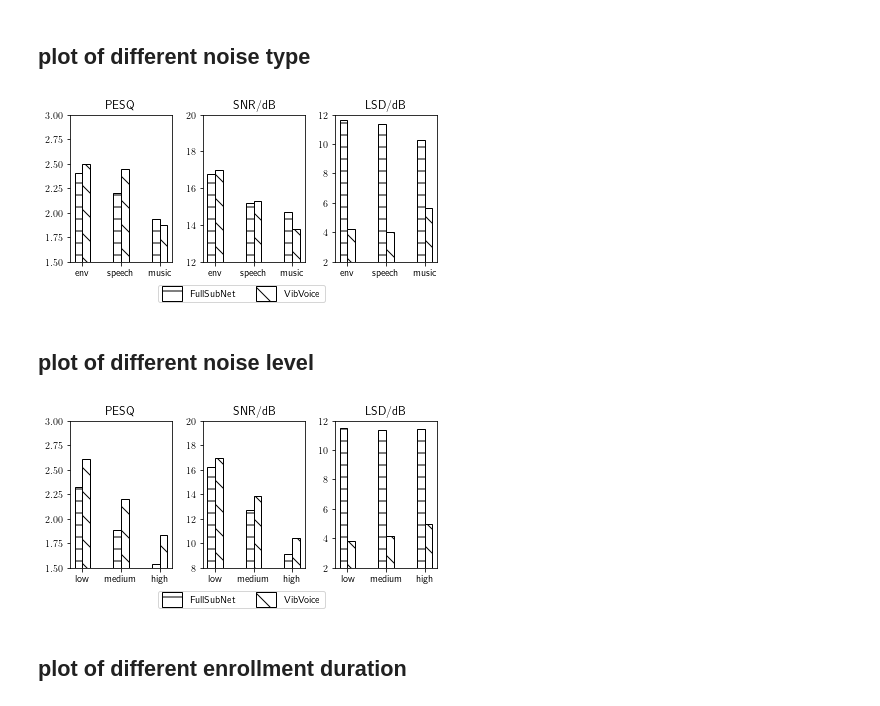
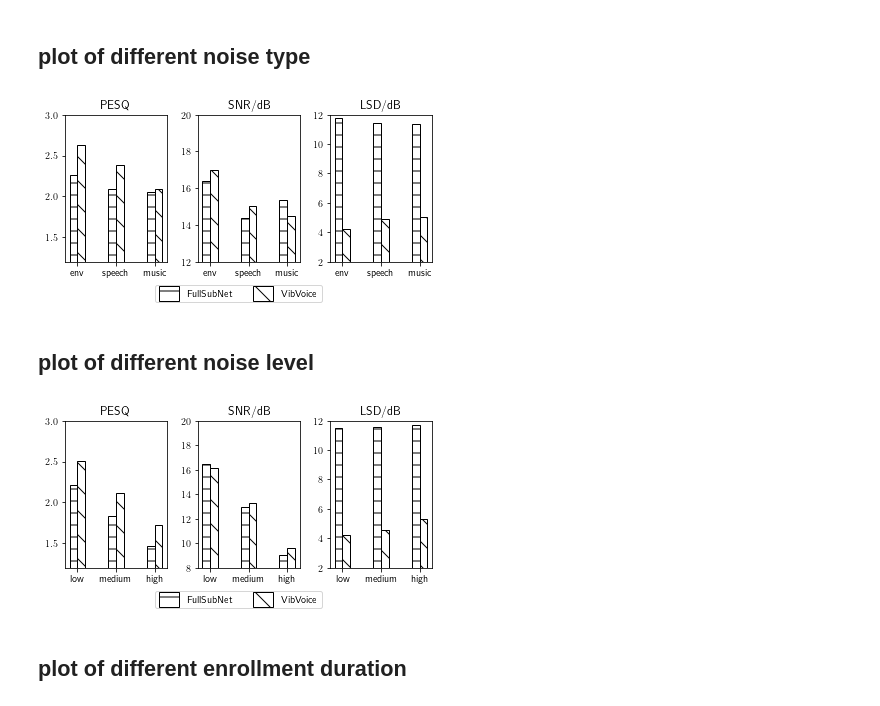
Before and after one commit to lixinghe1999/audioproject, a Jupyter notebook: DL/plot.ipynb, the cells around one changed output. Saved outputs shown, nothing was run; the diff lists cells and outputs as text; code cells hidden in the pictures.

```diff
--- a/DL/plot.ipynb
+++ b/DL/plot.ipynb
@@ -10,45 +10,51 @@ import os
 # %% [markdown]
 ## plot of different noise type
 # %%
-fullsubnet = [[2.40032085,16.77651215,11.63528421], [2.20368101, 15.20247154, 11.40220434], [1.93132571,14.67640187, 10.25398745]]
-vibvoice = [[ 2.50012849, 17.01452763, 4.22376292], [ 2.44111993, 15.32493011, 4.01304626], [1.87401062, 13.80078433,  5.65309489]]
+# fullsubnet = [[2.40032085,16.77651215,11.63528421], [2.20368101, 15.20247154, 11.40220434], [1.93132571,14.67640187, 10.25398745]]
+# vibvoice = [[ 2.50012849, 17.01452763, 4.22376292], [ 2.44111993, 15.32493011, 4.01304626], [1.87401062, 13.80078433,  5.65309489]]
 
-# vibvoice = [[ 2.6305507,  17.00351971,  4.19206356], [ 2.3876055,  15.00496573, 4.8847481], [ 2.08928563, 14.48966446,  5.04840044]]
-# fullsubnet = [[ 2.28566375, 16.3489872,  11.84396928], [ 2.07236773, 14.54880763, 11.44658225], [ 1.97413433, 14.88688407, 11.37540916]]
+vibvoice = [[ 2.6305507,  17.00351971,  4.19206356], [ 2.3876055,  15.00496573, 4.8847481], [ 2.08928563, 14.48966446,  5.04840044]]
+fullsubnet = [[ 2.25790361, 16.37513875, 11.77008867], [ 2.0919082, 14.38179343, 11.46691117],
+         [ 2.05780501, 15.33207662, 11.37122445]]
 names = ['environment', 'speech', 'music']
 colors = ['w', 'w', 'w']
 fig, axs = plt.subplots(1, 3, figsize=(6, 3))
 plt.subplots_adjust(left=0.1, bottom=0.2, right=0.95, wspace=0.3)
 for i in range(len(names)):
     for j in range(3):
         axs[j].bar(i, fullsubnet[i][j], color=colors[i], edgecolor='black', width=0.2, hatch='-')
         axs[j].bar(i+0.2, vibvoice[i][j], color=colors[i], edgecolor='black', width=0.2, hatch='\\')
 titles = ['PESQ', 'SNR/dB', 'LSD/dB']
-y_lims = [[1.5, 3], [12, 20], [2, 12]]
+y_lims = [[1.2, 3], [12, 20], [2, 12]]
 for i, ax in enumerate(axs):
     ax.set_title(titles[i])
     ax.set_xticks([0.1, 1.1, 2.1], ['env', 'speech', 'music'])
     ax.set_ylim(y_lims[i])
 
 # red_patch = mpatches.Patch(color='red', label='environment')
 # yellow_patch = mpatches.Patch(color='yellow', label='speech')
 # blue_patch = mpatches.Patch(color='blue', label='music')
 # fig.legend(handles=[red_patch, yellow_patch, blue_patch], ncol=3, loc='lower center')
 fullsubnet_patch = mpatches.Patch(edgecolor='black', facecolor='white', hatch='-', label='FullSubNet')
 vibvoice_patch = mpatches.Patch(edgecolor='black', facecolor='white', hatch='\\', label='VibVoice')
 leg = fig.legend(handles=[fullsubnet_patch, vibvoice_patch], ncol=2, loc='lower center')
 for patch in leg.get_patches():
     patch.set_height(15)
     patch.set_y(-5)
 plt.savefig('noise_type.pdf', dpi=300)
 plt.show()
 # %% [output]
-[figure, old version]
+[figure, new version]
 # %% [markdown]
 ## plot of different noise level
 # %%
-fullsubnet = [[2.32124394, 16.22332576, 11.50517399], [1.88006433, 12.73722159, 11.33517383], [1.53211187,  9.14546268, 11.42697214]]
-vibvoice = [[ 2.61136265, 16.91819526, 3.83344411], [2.20329071, 13.83680012, 4.15034319], [1.83349409, 10.42407567, 4.99509754]]
+# fullsubnet = [[2.32124394, 16.22332576, 11.50517399], [1.88006433, 12.73722159, 11.33517383], [1.53211187,  9.14546268, 11.42697214]]
+# vibvoice = [[ 2.61136265, 16.91819526, 3.83344411], [2.20329071, 13.83680012, 4.15034319], [1.83349409, 10.42407567, 4.99509754]]
+
+vibvoice = [[ 2.50307816, 16.13636698,  4.23127691], [ 2.11330643, 13.28623637 , 4.54535452],
+            [1.71765083, 9.58321423, 5.34104933]]
+fullsubnet = [[ 2.2166112,  16.46317258, 11.51904089], [ 1.83561012, 12.92231262, 11.5416647 ],
+         [ 1.47028308, 9.05131292, 11.72681436]]
 names = ['low', 'medium', 'high']
 colors = ['w', 'w', 'w']
 fig, axs = plt.subplots(1, 3, figsize=(6, 3))
@@ -58,7 +64,7 @@ for i in range(len(names)):
         axs[j].bar(i, fullsubnet[i][j], color=colors[i], edgecolor='black', width=0.2, hatch='-')
         axs[j].bar(i+0.2, vibvoice[i][j], color=colors[i], edgecolor='black', width=0.2, hatch='\\')
 titles = ['PESQ', 'SNR/dB', 'LSD/dB']
-y_lims = [[1.5, 3], [8, 20], [2, 12]]
+y_lims = [[1.2, 3], [8, 20], [2, 12]]
 for i, ax in enumerate(axs):
     ax.set_title(titles[i])
     ax.set_xticks([0.1, 1.1, 2.1], ['low', 'medium', 'high'])
@@ -73,7 +79,7 @@ for patch in leg.get_patches():
 plt.savefig('noise_level.pdf', dpi=300)
 plt.show()
 # %% [output]
-[figure, old version]
+[figure, new version]
 # %% [markdown]
 ## plot of different enrollment duration
 # %%
```
Also changed, not shown: parts of 3 cells of this notebook, 1 other file.
